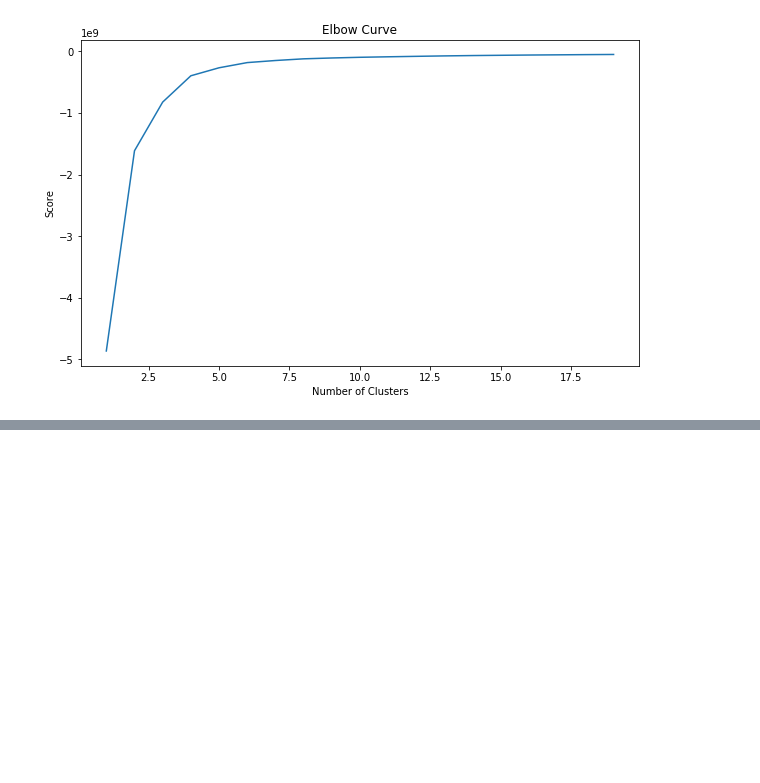
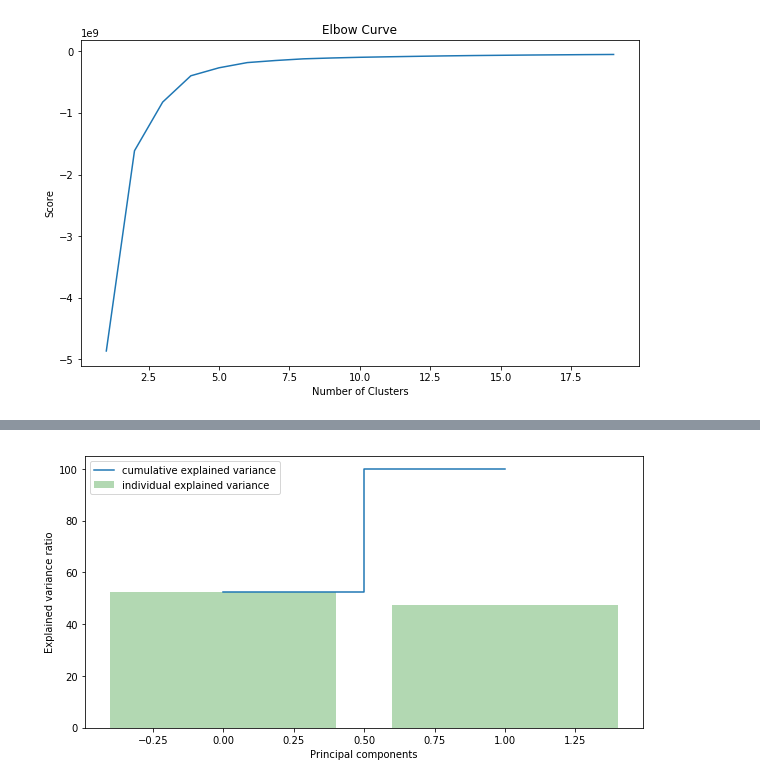
Before and after one commit to piy0999/Unicorns-First, a Jupyter notebook: outlier_detect_model.ipynb, the cells around one changed output, grey strips where cells are left out. Drawn from its saved outputs; the diff is of its cells as text; code cells hidden in the pictures; blank space fills up the shorter version.

```diff
--- a/outlier_detect_model.ipynb
+++ b/outlier_detect_model.ipynb
@@ -88,0 +87,23 @@ NameError: name 'Axes3D' is not defined
+# %%
+from sklearn.preprocessing import StandardScaler
+data = df_clean[['Journal Reference', 'Total']]
+X = data.values
+X_std = StandardScaler().fit_transform(X)
+mean_vec = np.mean(X_std, axis=0)
+cov_mat = np.cov(X_std.T)
+eig_vals, eig_vecs = np.linalg.eig(cov_mat)
+eig_pairs = [ (np.abs(eig_vals[i]),eig_vecs[:,i]) for i in range(len(eig_vals))]
+eig_pairs.sort(key = lambda x: x[0], reverse= True)
+tot = sum(eig_vals)
+var_exp = [(i/tot)*100 for i in sorted(eig_vals, reverse=True)] # Individual explained variance
+cum_var_exp = np.cumsum(var_exp) # Cumulative explained variance
+
+plt.figure(figsize=(10, 5))
+plt.bar(range(len(var_exp)), var_exp, alpha=0.3, align='center', label='individual explained variance', color = 'g')
+plt.step(range(len(cum_var_exp)), cum_var_exp, where='mid',label='cumulative explained variance')
+plt.ylabel('Explained variance ratio')
+plt.xlabel('Principal components')
+plt.legend(loc='best')
+plt.show();
+# %% [output]
+[figure, added]
```
Also changed, not shown: parts of 7 cells of this notebook.
